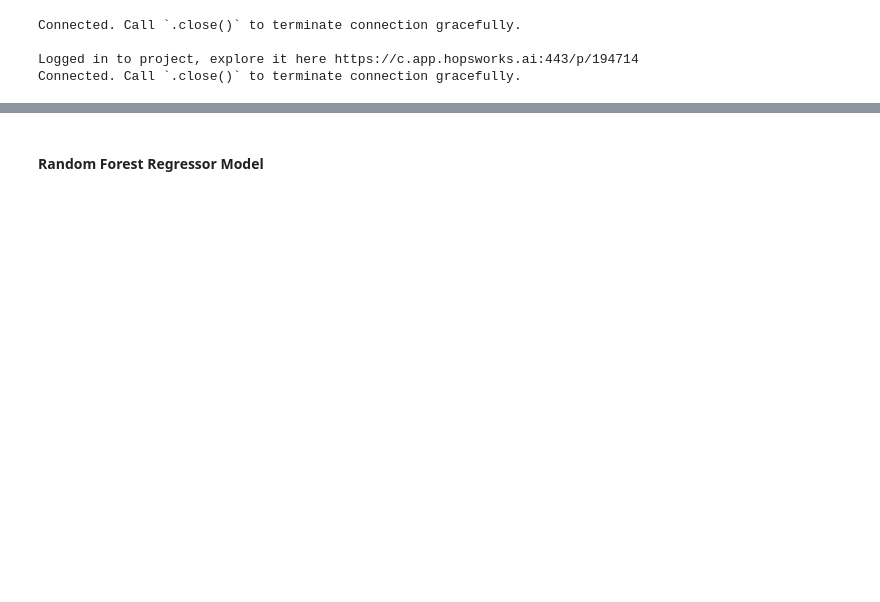
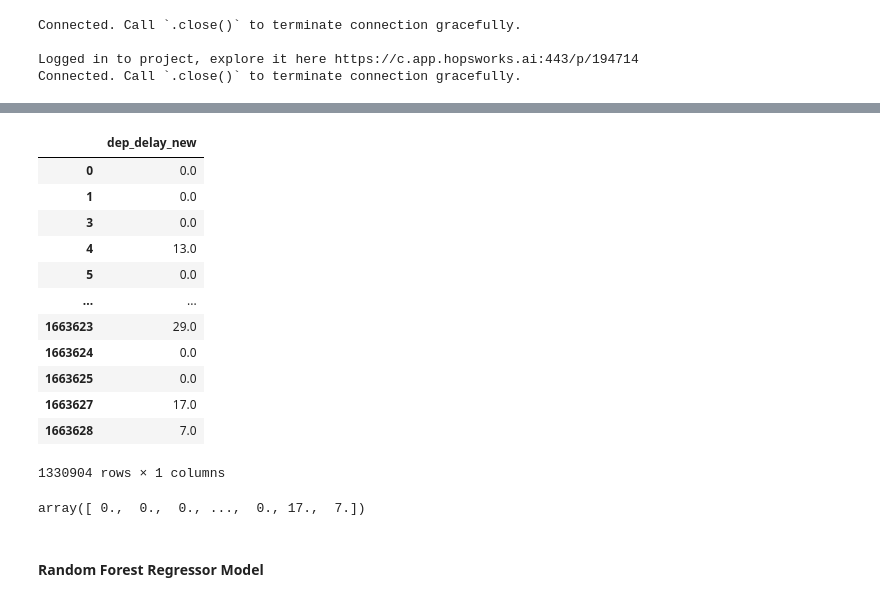
Before and after one commit to rezaqorbani/flight-delay-predictor, a Jupyter notebook: training_pipeline.ipynb, the cells around one changed output, grey strips where cells are left out. Drawn from its saved outputs; the diff is of its cells as text; code cells hidden in the pictures; blank space fills up the shorter version.

```diff
--- a/training_pipeline.ipynb
+++ b/training_pipeline.ipynb
@@ -45,3 +98,23 @@ VersionWarning: Incremented version to `1`.
+# %%
+y_train
+# %% [output]
+|  | dep_delay_new |
+| 0 | 0.0 |
+| 1 | 0.0 |
+| 3 | 0.0 |
+| 4 | 13.0 |
+| 5 | 0.0 |
+| ... | ... |
+| 1663623 | 29.0 |
+| 1663624 | 0.0 |
+| 1663625 | 0.0 |
+| 1663627 | 17.0 |
+| 1663628 | 7.0 |
+1330904 rows × 1 columns
+# %%
+y_train.values.ravel()
+# %% [output]
+array([ 0.,  0.,  0., ...,  0., 17.,  7.])
 # %% [markdown]
 #### Random Forest Regressor Model
 # %%
```
Also changed, not shown: parts of 29 cells of this notebook, 1 other file.
